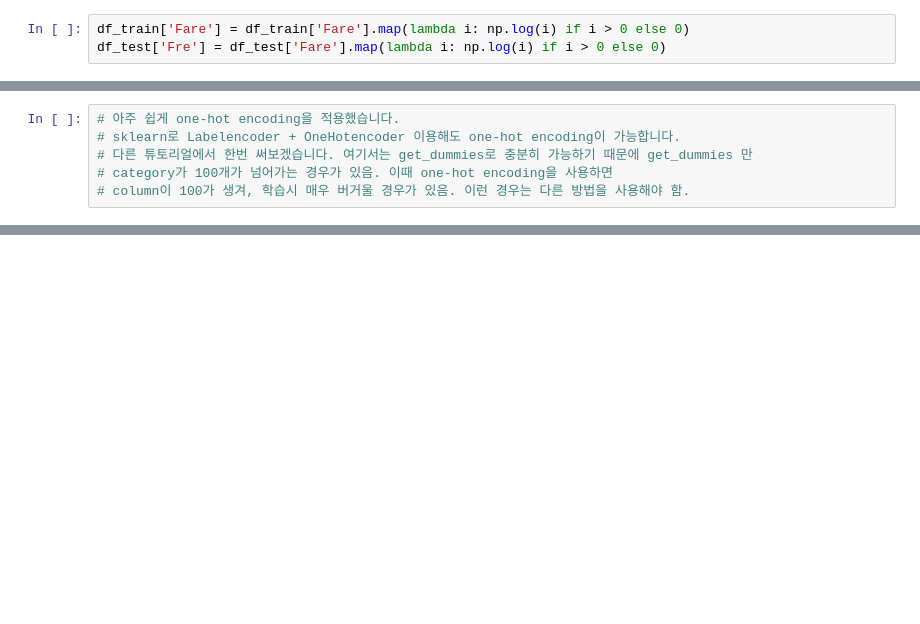
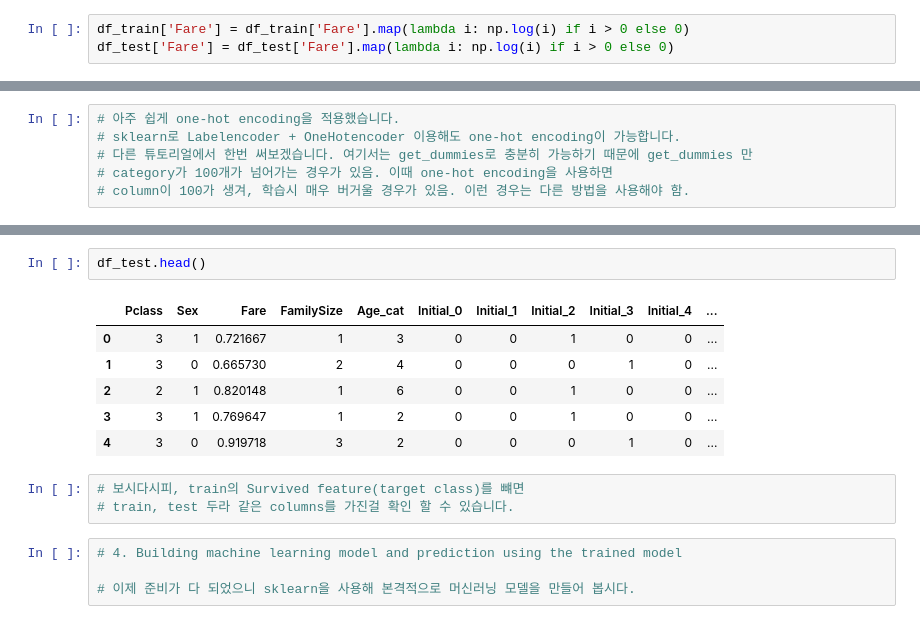
Before and after one commit to jihyunjeongme/data-analysis-kaggle, a Jupyter notebook: [Kaggle_Titanic]_EDA_To_prediction(DieTanic).ipynb, the cells around one changed output, grey strips where cells are left out. Cells and saved outputs as stored; diff of their text form; blank space fills up the shorter version.

```diff
--- a/[Kaggle_Titanic]_EDA_To_prediction(DieTanic).ipynb
+++ b/[Kaggle_Titanic]_EDA_To_prediction(DieTanic).ipynb
@@ -442,7 +438,7 @@ Name: Ticket, Length: 681, dtype: int64
 df_test.loc[df_test.Fare.isnull(), 'Fare'] = df_test['Fare'].mean()
 # %%
 df_train['Fare'] = df_train['Fare'].map(lambda i: np.log(i) if i > 0 else 0)
-df_test['Fre'] = df_test['Fare'].map(lambda i: np.log(i) if i > 0 else 0)
+df_test['Fare'] = df_test['Fare'].map(lambda i: np.log(i) if i > 0 else 0)
 # %%
 # 3.1 Fill Null
 # 3.1.1 Fill Null in Age using title
@@ -747,0 +756,16 @@ df_train.drop(['PassengerId',])
+# %%
+df_test.head()
+# %% [output]
+|  | Pclass | Sex | Fare | FamilySize | Age_cat | Initial_0 | Initial_1 | Initial_2 | Initial_3 | Initial_4 | ... |
+| 0 | 3 | 1 | 0.721667 | 1 | 3 | 0 | 0 | 1 | 0 | 0 | ... |
+| 1 | 3 | 0 | 0.665730 | 2 | 4 | 0 | 0 | 0 | 1 | 0 | ... |
+| 2 | 2 | 1 | 0.820148 | 1 | 6 | 0 | 0 | 1 | 0 | 0 | ... |
+| 3 | 3 | 1 | 0.769647 | 1 | 2 | 0 | 0 | 1 | 0 | 0 | ... |
+| 4 | 3 | 0 | 0.919718 | 3 | 2 | 0 | 0 | 0 | 1 | 0 | ... |
+# %%
+# 보시다시피, train의 Survived feature(target class)를 뺴면
+# train, test 두라 같은 columns를 가진걸 확인 할 수 있습니다.
+# %%
+# 4. Building machine learning model and prediction using the trained model
+
+# 이제 준비가 다 되었으니 sklearn을 사용해 본격적으로 머신러닝 모델을 만들어 봅시다.
```
Also changed, not shown: parts of 25 cells of this notebook.
